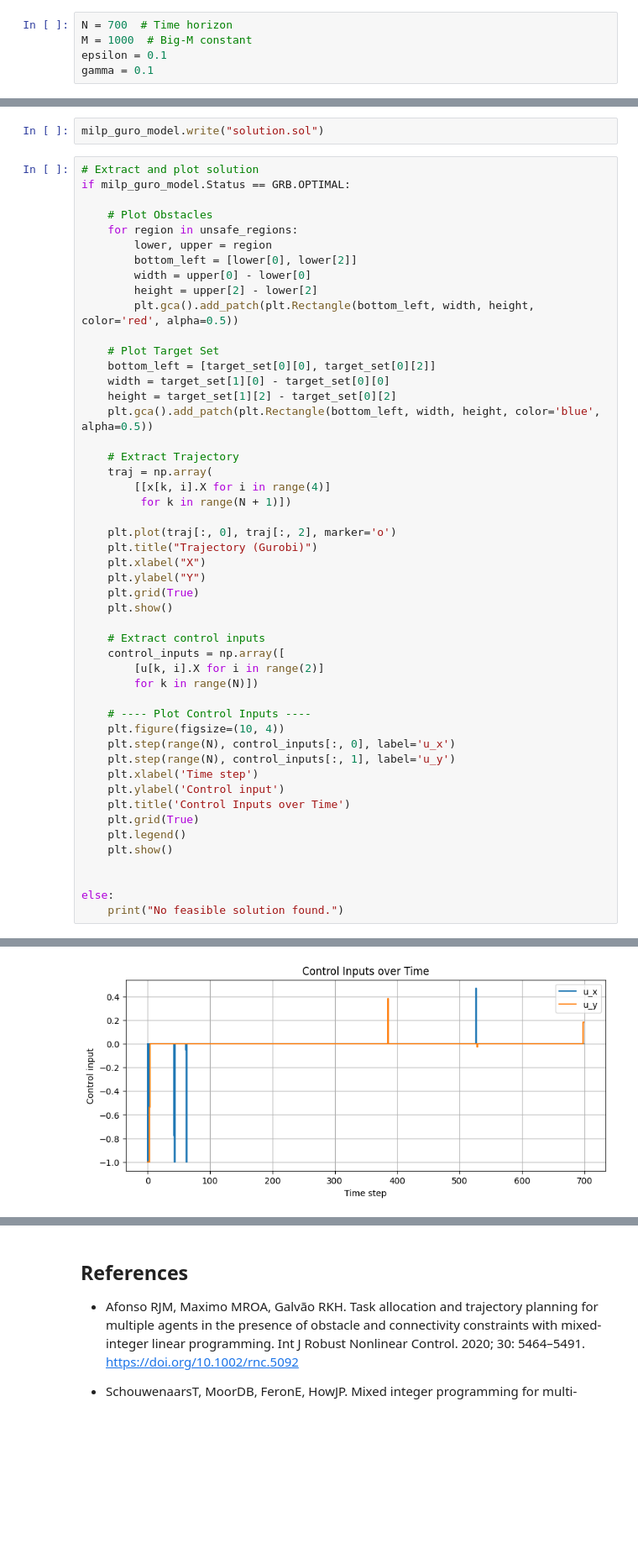
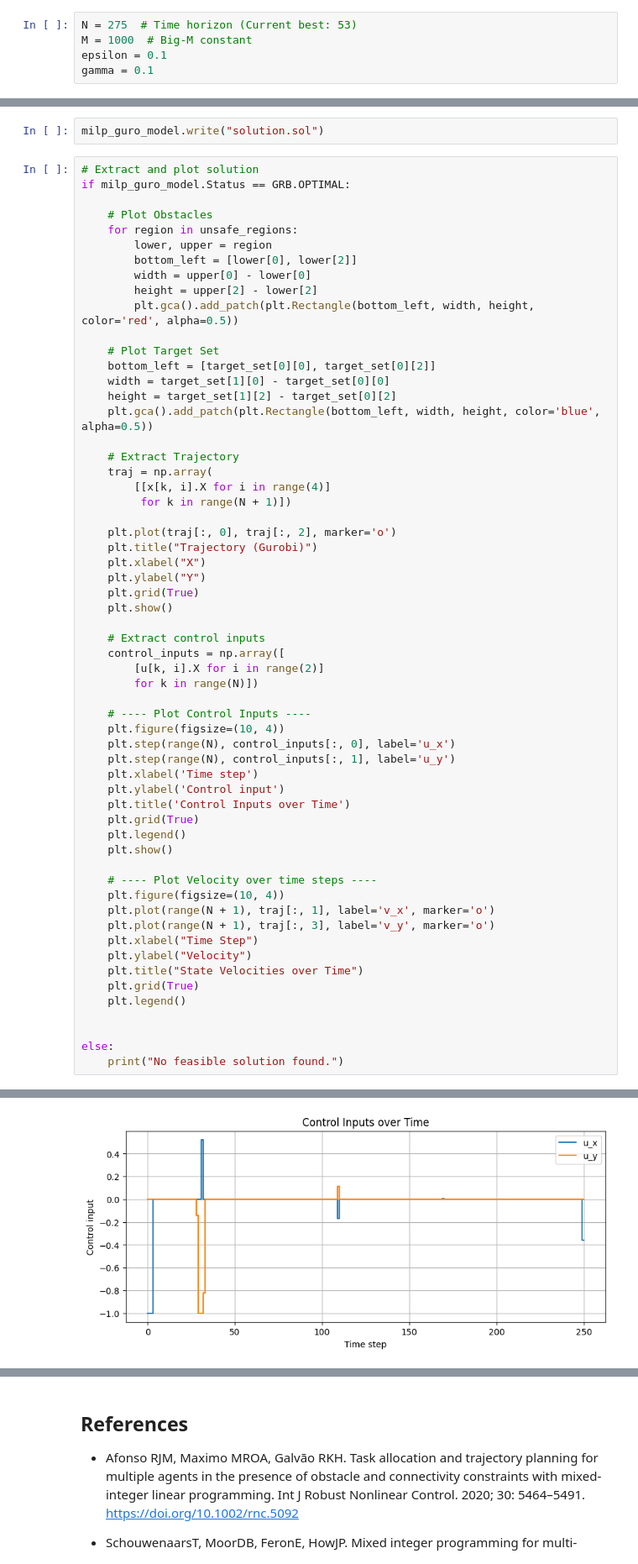
Before and after one commit to Mount75/ReachAvoidStay, a Jupyter notebook: main.ipynb, the cells around one changed output, grey strips where cells are left out. Shown: that part at 84% size. Saved outputs shown, nothing was run; the diff lists cells and outputs as text; blank space fills up the shorter version.

Commit message:
Current best steps with MILP: 53, however, to keep a terminal velocity < 0.1, it requires about 300 steps

```diff
--- a/main.ipynb
+++ b/main.ipynb
@@ -272,7 +272,7 @@ obstacles = [
                [3.5]])) # Obstacle 4
 ]
 # %%
-N = 700  # Time horizon
+N = 275  # Time horizon (Current best: 53)
 M = 1000  # Big-M constant
 epsilon = 0.1
 gamma = 0.1
@@ -636,6 +650,16 @@ if milp_guro_model.Status == GRB.OPTIMAL:
     plt.legend()
     plt.show()
 
+    # ---- Plot Velocity over time steps ----
+    plt.figure(figsize=(10, 4))
+    plt.plot(range(N + 1), traj[:, 1], label='v_x', marker='o')
+    plt.plot(range(N + 1), traj[:, 3], label='v_y', marker='o')
+    plt.xlabel("Time Step")
+    plt.ylabel("Velocity")
+    plt.title("State Velocities over Time")
+    plt.grid(True)
+    plt.legend()
+
 
 else:
     print("No feasible solution found.")
@@ -644 +668 @@ else:
-[figure, old version]
+[figure, new version]
```
Also changed, not shown: parts of 9 cells of this notebook, 1 other file.
